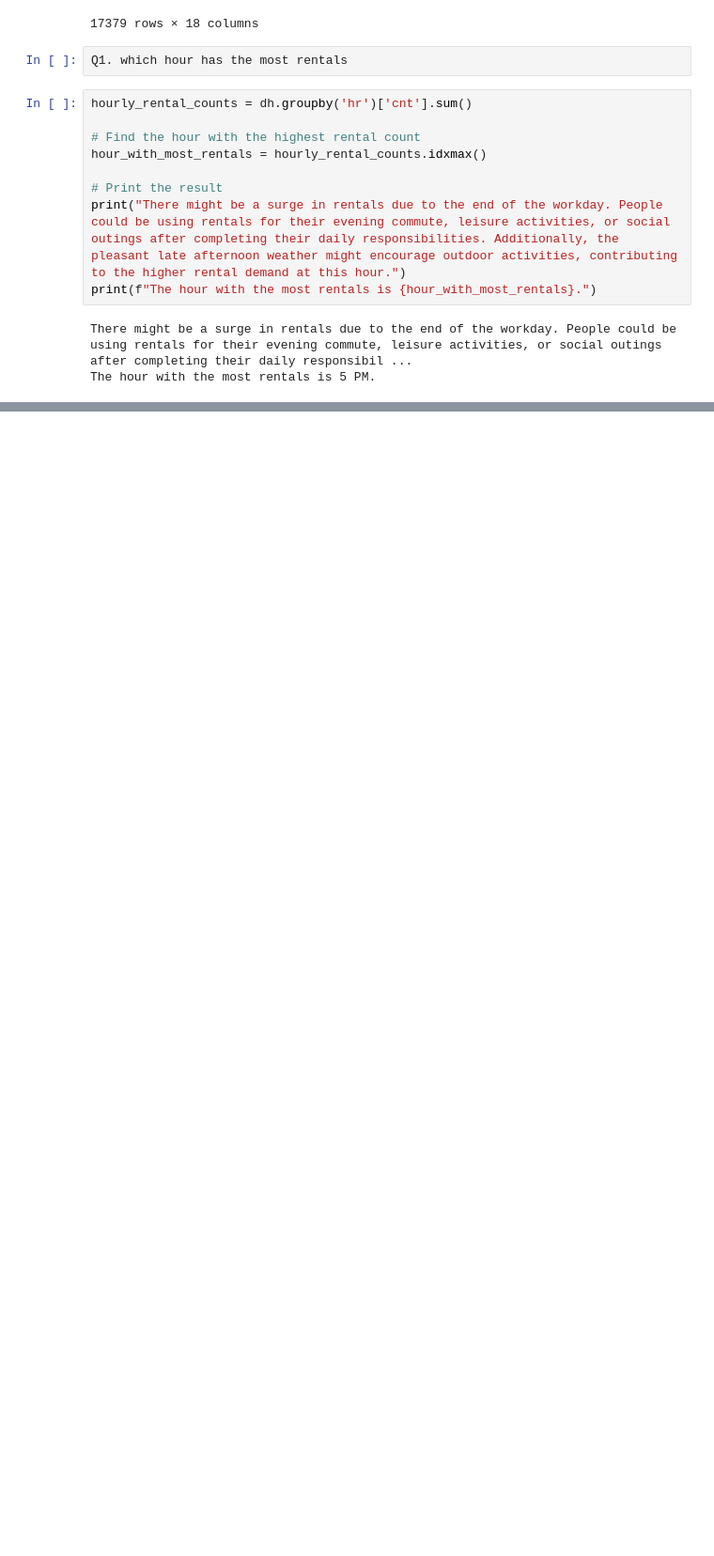
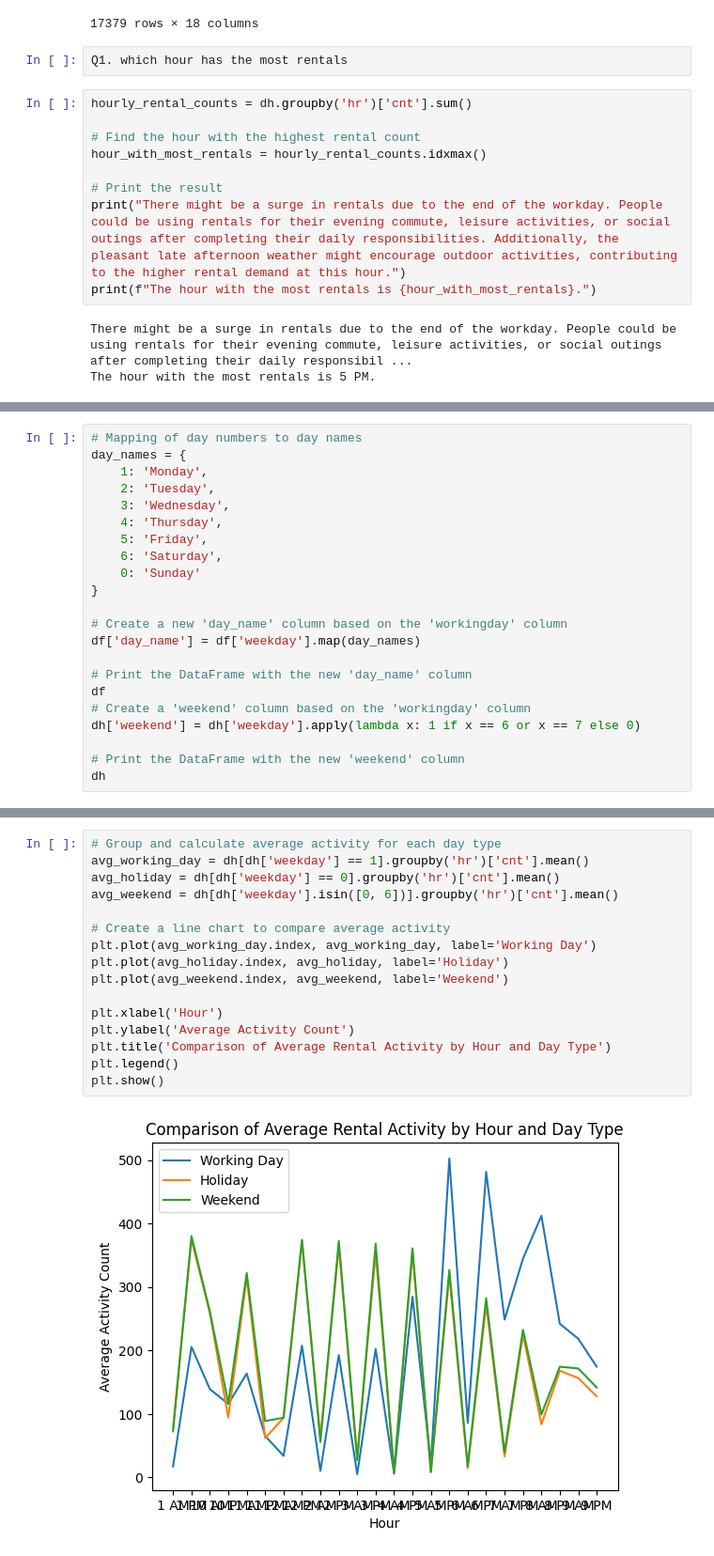
Before and after one commit to Div2707/bike-rental-analysis, a Jupyter notebook: Analysis.ipynb, the cells around one changed output, grey strips where cells are left out. Shown at 94% size. Saved outputs shown, nothing was run; the diff lists cells and outputs as text; blank space fills up the shorter version.

```diff
--- a/Analysis.ipynb
+++ b/Analysis.ipynb
@@ -848,0 +1008,22 @@ array([ 0,  1,  2,  3,  4,  5,  6,  7,  8,  9, 10, 11, 12, 13, 14, 15, 16,
+# %%
+# Mapping of day numbers to day names
+day_names = {
+    1: 'Monday',
+    2: 'Tuesday',
+    3: 'Wednesday',
+    4: 'Thursday',
+    5: 'Friday',
+    6: 'Saturday',
+    0: 'Sunday'
+}
+
+# Create a new 'day_name' column based on the 'workingday' column
+df['day_name'] = df['weekday'].map(day_names)
+
+# Print the DataFrame with the new 'day_name' column
+df
+# Create a 'weekend' column based on the 'workingday' column
+dh['weekend'] = dh['weekday'].apply(lambda x: 1 if x == 6 or x == 7 else 0)
+
+# Print the DataFrame with the new 'weekend' column
+dh
@@ -848,0 +1084,18 @@ array([ 0,  1,  2,  3,  4,  5,  6,  7,  8,  9, 10, 11, 12, 13, 14, 15, 16,
+# %%
+# Group and calculate average activity for each day type
+avg_working_day = dh[dh['weekday'] == 1].groupby('hr')['cnt'].mean()
+avg_holiday = dh[dh['weekday'] == 0].groupby('hr')['cnt'].mean()
+avg_weekend = dh[dh['weekday'].isin([0, 6])].groupby('hr')['cnt'].mean()
+
+# Create a line chart to compare average activity
+plt.plot(avg_working_day.index, avg_working_day, label='Working Day')
+plt.plot(avg_holiday.index, avg_holiday, label='Holiday')
+plt.plot(avg_weekend.index, avg_weekend, label='Weekend')
+
+plt.xlabel('Hour')
+plt.ylabel('Average Activity Count')
+plt.title('Comparison of Average Rental Activity by Hour and Day Type')
+plt.legend()
+plt.show()
+# %% [output]
+[figure, added]
```
Also changed, not shown: parts of 37 cells of this notebook.
